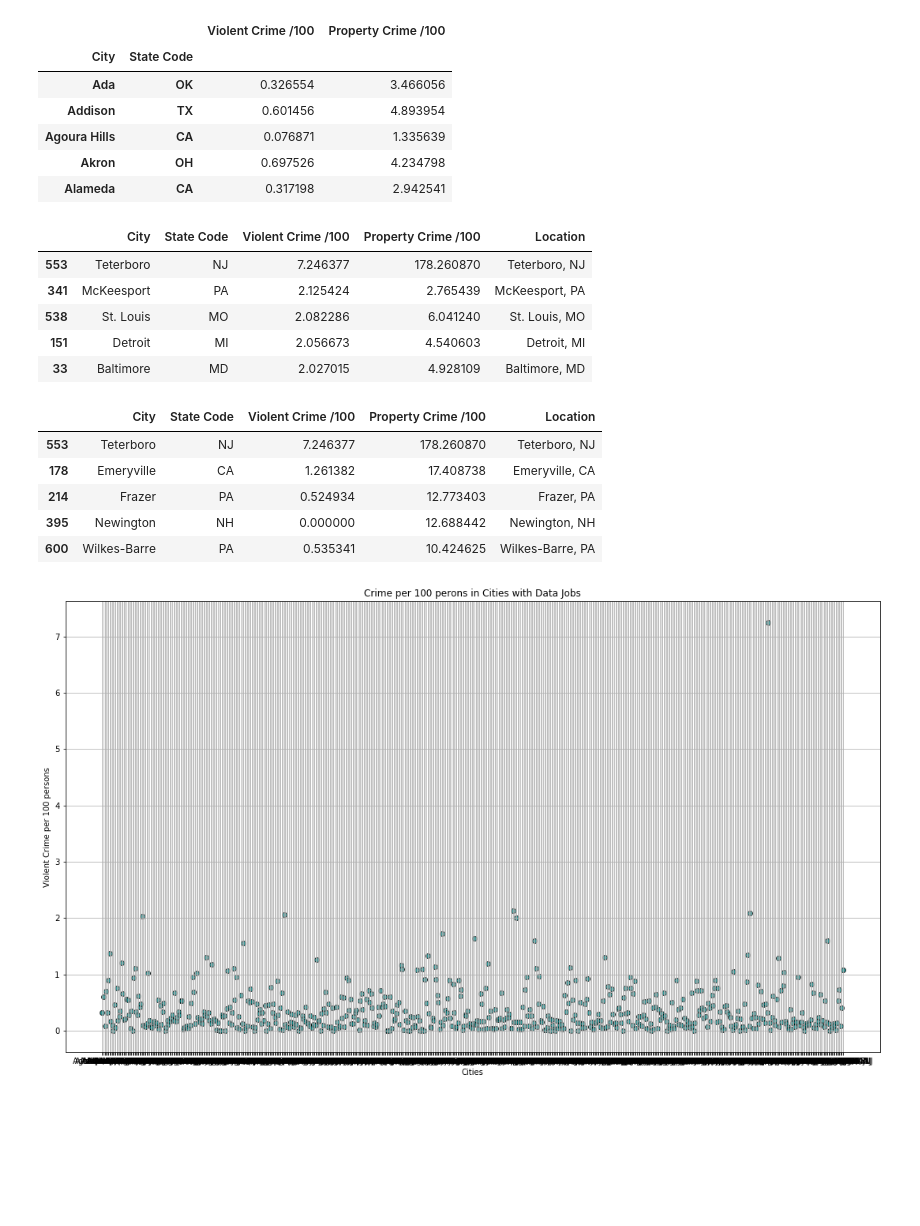
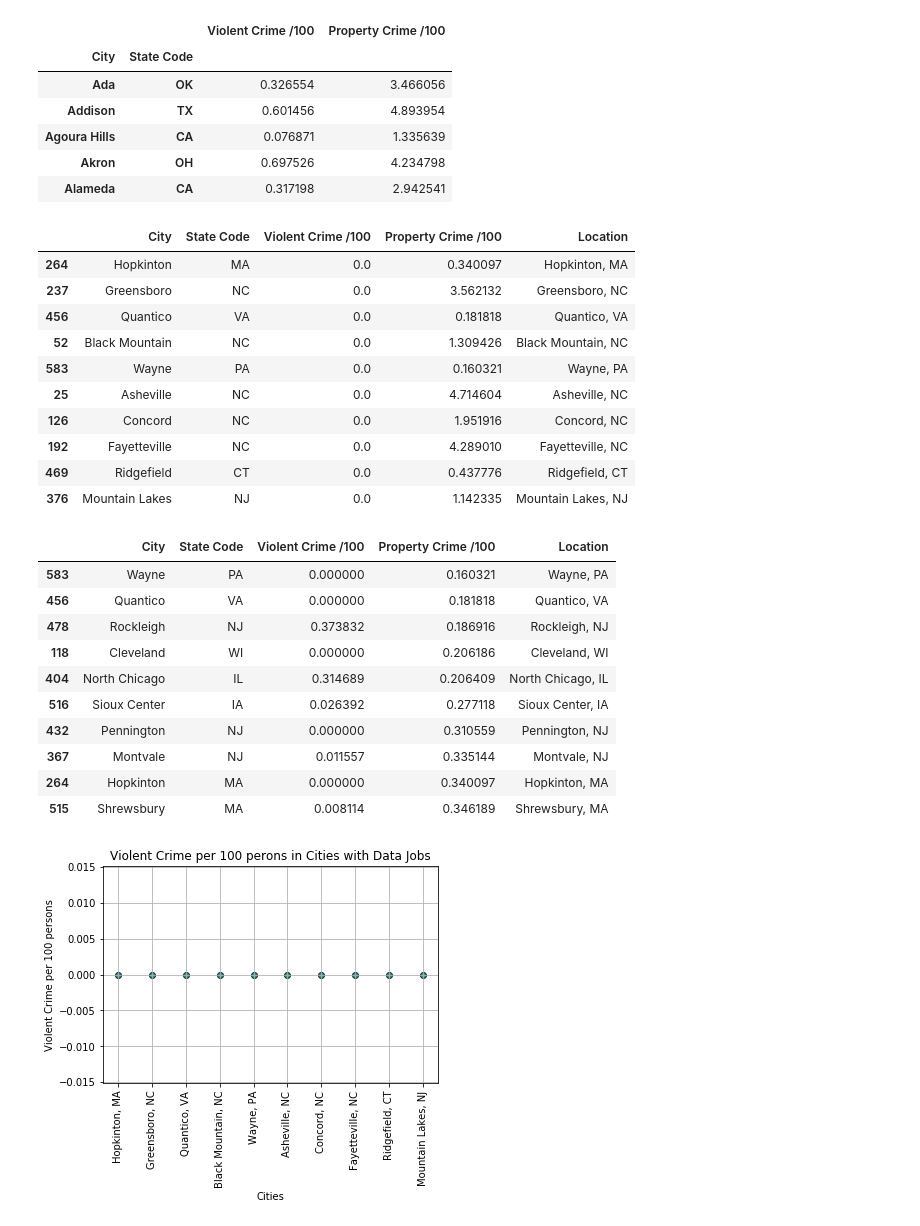
Before and after one commit to bazilahmed/python-wonders, a Jupyter notebook: Top Cities for Data jobs/jobs_analysis.ipynb, the cells around one changed output. Cells and saved outputs as stored; diff of their text form; code cells hidden in the pictures; blank space fills up the shorter version.

```diff
--- a/Top Cities for Data jobs/jobs_analysis.ipynb
+++ b/Top Cities for Data jobs/jobs_analysis.ipynb
@@ -179,41 +179,55 @@ data_jobs_crime_df = data_jobs_crime_df.reset_index()
 data_jobs_crime_df["Location"] = data_jobs_crime_df["City"] + ", " + data_jobs_crime_df["State Code"]
 # %%
 # Top 5 Cities with least Violent crime rates for the data jobs
-data_jobs_crime_df.sort_values("Violent Crime /100", ascending=False).head()
+top_cities_low_v_crime = data_jobs_crime_df.sort_values("Violent Crime /100", ascending=True).head(10)
+top_cities_low_v_crime
 # %% [output]
 |  | City | State Code | Violent Crime /100 | Property Crime /100 | Location |
-| 553 | Teterboro | NJ | 7.246377 | 178.260870 | Teterboro, NJ |
-| 341 | McKeesport | PA | 2.125424 | 2.765439 | McKeesport, PA |
-| 538 | St. Louis | MO | 2.082286 | 6.041240 | St. Louis, MO |
-| 151 | Detroit | MI | 2.056673 | 4.540603 | Detroit, MI |
-| 33 | Baltimore | MD | 2.027015 | 4.928109 | Baltimore, MD |
+| 264 | Hopkinton | MA | 0.0 | 0.340097 | Hopkinton, MA |
+| 237 | Greensboro | NC | 0.0 | 3.562132 | Greensboro, NC |
+| 456 | Quantico | VA | 0.0 | 0.181818 | Quantico, VA |
+| 52 | Black Mountain | NC | 0.0 | 1.309426 | Black Mountain, NC |
+| 583 | Wayne | PA | 0.0 | 0.160321 | Wayne, PA |
+| 25 | Asheville | NC | 0.0 | 4.714604 | Asheville, NC |
+| 126 | Concord | NC | 0.0 | 1.951916 | Concord, NC |
+| 192 | Fayetteville | NC | 0.0 | 4.289010 | Fayetteville, NC |
+| 469 | Ridgefield | CT | 0.0 | 0.437776 | Ridgefield, CT |
+| 376 | Mountain Lakes | NJ | 0.0 | 1.142335 | Mountain Lakes, NJ |
 # %%
 # Top 5 Cities with least Violent crime rates for the data jobs
-data_jobs_crime_df.sort_values("Property Crime /100", ascending=False).head()
+top_cities_low_p_crime = data_jobs_crime_df.sort_values("Property Crime /100", ascending=True).head(10)
+top_cities_low_p_crime
 # %% [output]
 |  | City | State Code | Violent Crime /100 | Property Crime /100 | Location |
-| 553 | Teterboro | NJ | 7.246377 | 178.260870 | Teterboro, NJ |
-| 178 | Emeryville | CA | 1.261382 | 17.408738 | Emeryville, CA |
-| 214 | Frazer | PA | 0.524934 | 12.773403 | Frazer, PA |
-| 395 | Newington | NH | 0.000000 | 12.688442 | Newington, NH |
-| 600 | Wilkes-Barre | PA | 0.535341 | 10.424625 | Wilkes-Barre, PA |
+| 583 | Wayne | PA | 0.000000 | 0.160321 | Wayne, PA |
+| 456 | Quantico | VA | 0.000000 | 0.181818 | Quantico, VA |
+| 478 | Rockleigh | NJ | 0.373832 | 0.186916 | Rockleigh, NJ |
+| 118 | Cleveland | WI | 0.000000 | 0.206186 | Cleveland, WI |
+| 404 | North Chicago | IL | 0.314689 | 0.206409 | North Chicago, IL |
+| 516 | Sioux Center | IA | 0.026392 | 0.277118 | Sioux Center, IA |
+| 432 | Pennington | NJ | 0.000000 | 0.310559 | Pennington, NJ |
+| 367 | Montvale | NJ | 0.011557 | 0.335144 | Montvale, NJ |
+| 264 | Hopkinton | MA | 0.000000 | 0.340097 | Hopkinton, MA |
+| 515 | Shrewsbury | MA | 0.008114 | 0.346189 | Shrewsbury, MA |
 # %%
 # Chart to display Cities Vs Crime per 100 persons for data jobs
 
 fig, ax = plt.subplots()
 
-ax.scatter(data_jobs_crime_df["Location"], data_jobs_crime_df["Violent Crime /100"], marker='o',
+ax.scatter(top_cities_low_v_crime["Location"], top_cities_low_v_crime["Violent Crime /100"], marker='o',
                                 color='teal', edgecolor='k', alpha=0.8)
 
 ax.set_xlabel("Cities")
 ax.set_ylabel("Violent Crime per 100 persons")
-ax.set_title("Crime per 100 perons in Cities with Data Jobs")
+ax.set_title("Violent Crime per 100 perons in Cities with Data Jobs")
 
 fig = plt.gcf()
-fig.set_size_inches(18.5, 10.5)
-
+# fig.set_size_inches(25, 10)
+# ax = plt.subplots(figsize=(20, 10))
+# ax.legend(loc="best", fontsize="small", fancybox=True)
+plt.xticks(rotation='vertical')
 ax.grid()
 
-plt.savefig("charts/Cities Vs Crime per 100 Persons")
+plt.savefig("charts/Cities Vs Violent Crime per 100 Persons")
 # %% [output]
-[figure, old version]
+[figure, new version]
```
Also changed, not shown: parts of 2 cells of this notebook, 1 other file.
